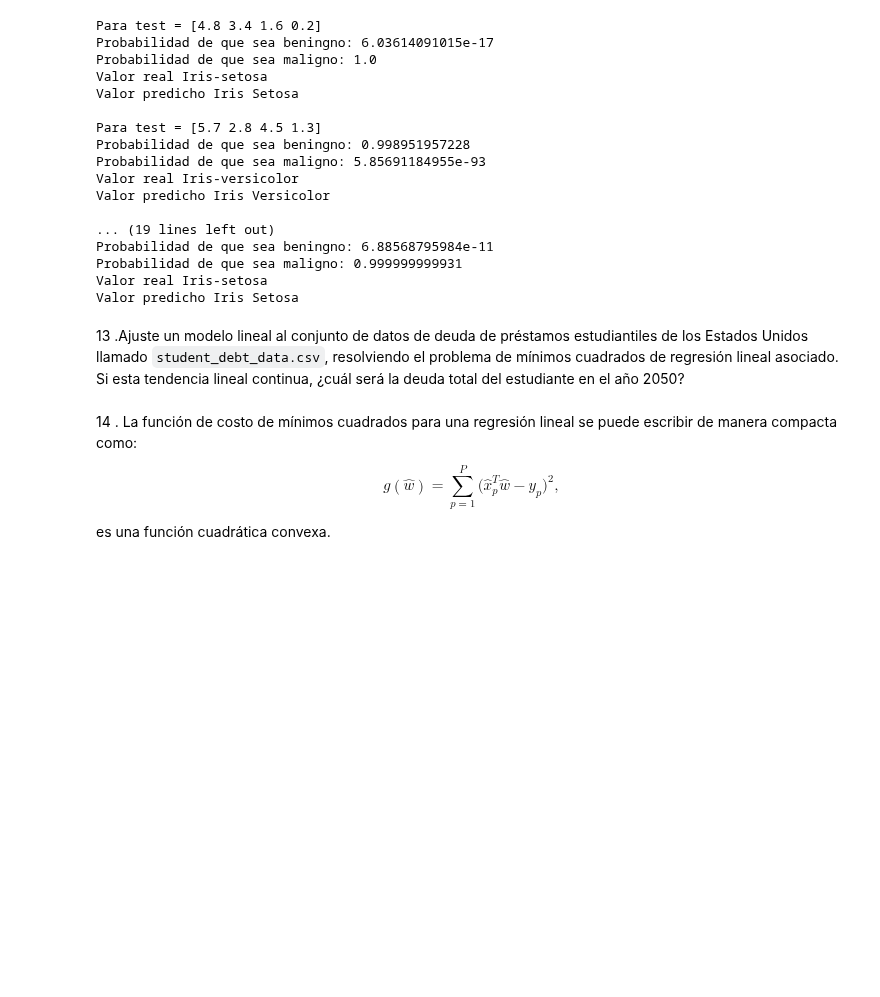
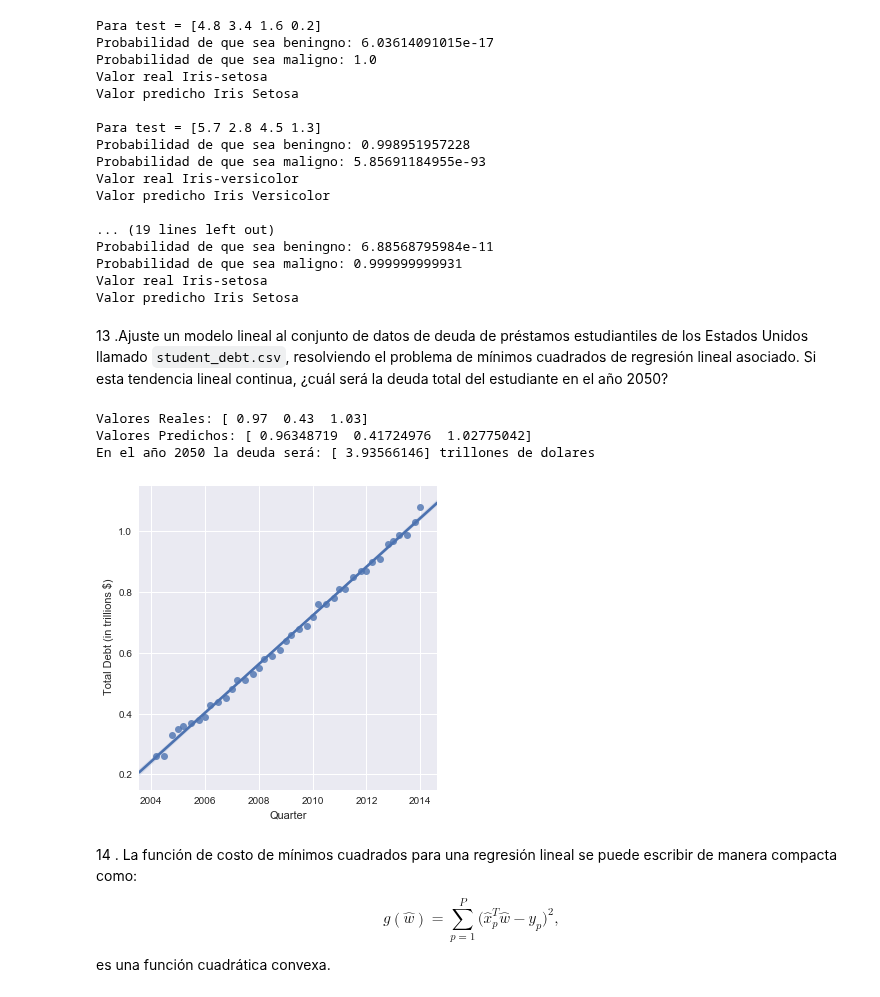
Before and after one commit to ohuarcaya/asignacion1ml-team-bomb, a Jupyter notebook: Archivos1ML/AsignacionML1.ipynb, the cells around one changed output. Cells and saved outputs as stored; diff of their text form; code cells hidden in the pictures; blank space fills up the shorter version.

```diff
--- a/Archivos1ML/AsignacionML1.ipynb
+++ b/Archivos1ML/AsignacionML1.ipynb
@@ -282,4 +282,4 @@ Probabilidad de que sea maligno: 0.999999999931
 Valor real Iris-setosa
 Valor predicho Iris Setosa
 # %% [markdown]
-13 .Ajuste un modelo lineal al conjunto de datos de deuda de préstamos estudiantiles de los Estados Unidos  llamado `student_debt_data.csv`, resolviendo el problema de mínimos cuadrados de regresión lineal asociado. Si esta tendencia lineal continua, ¿cuál será la deuda total del estudiante en el año 2050?
+13 .Ajuste un modelo lineal al conjunto de datos de deuda de préstamos estudiantiles de los Estados Unidos  llamado `student_debt.csv`, resolviendo el problema de mínimos cuadrados de regresión lineal asociado. Si esta tendencia lineal continua, ¿cuál será la deuda total del estudiante en el año 2050?
@@ -288,3 +286,22 @@ Valor predicho Iris Setosa
+# %%
+import seaborn as sns
+import matplotlib.pyplot as plt
+from sklearn.linear_model import LinearRegression
+sns.set()
+dataset = pd.read_csv("student_debt.csv")
+x_train,x_test,y_train,y_test = train_test_split(dataset.values[:,:-1],dataset.values[:,-1],test_size=3)
+linreg = LinearRegression()
+linreg.fit(x_train, y_train)
+y_pred = linreg.predict(x_test)
+print("Valores Reales: "+str(y_test)+"\nValores Predichos: "+str(y_pred))
+print("En el año 2050 la deuda será: "+str(linreg.predict(2050))+" trillones de dolares")
+sns.lmplot(x="Quarter", y=" Total Debt (in trillions $)", data=dataset, order = 1)#, fit_reg=False)
+plt.show()
+# %% [output]
+Valores Reales: [ 0.97  0.43  1.03]
+Valores Predichos: [ 0.96348719  0.41724976  1.02775042]
+En el año 2050 la deuda será: [ 3.93566146] trillones de dolares
+[figure, added]
 # %% [markdown]
 14 . La función de costo de mínimos cuadrados para una regresión lineal se puede escribir de manera compacta como:
 
```
Also changed, not shown: parts of 3 cells of this notebook.
